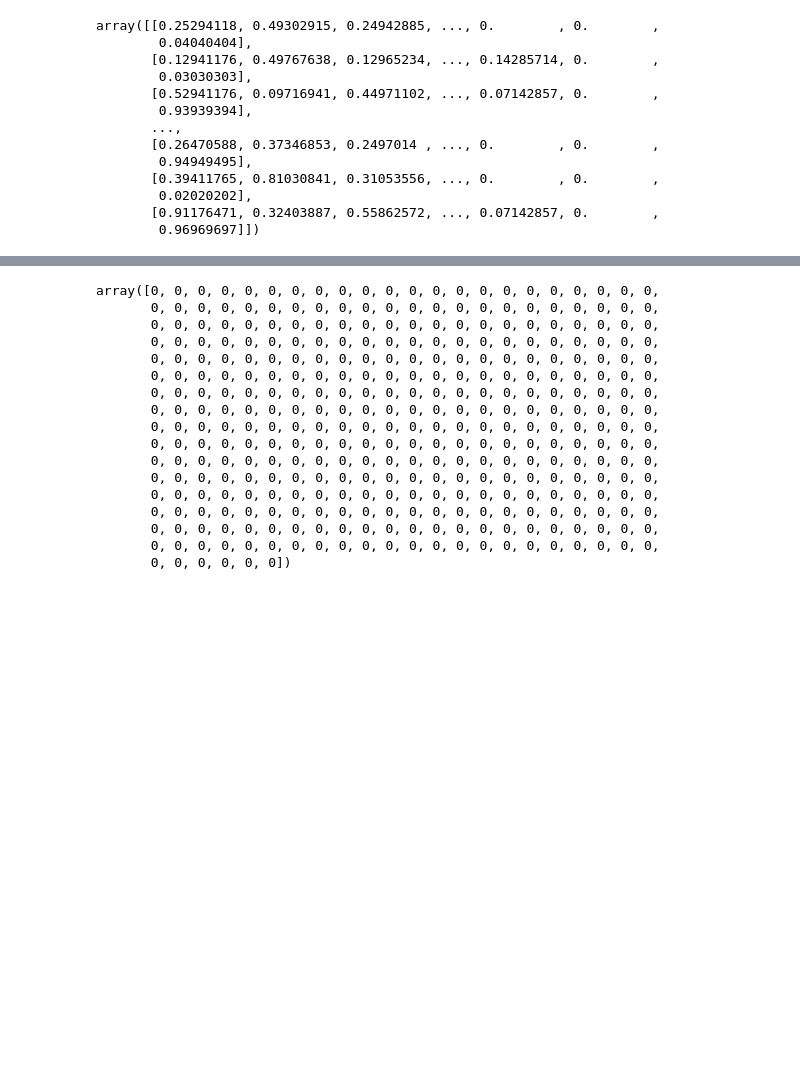
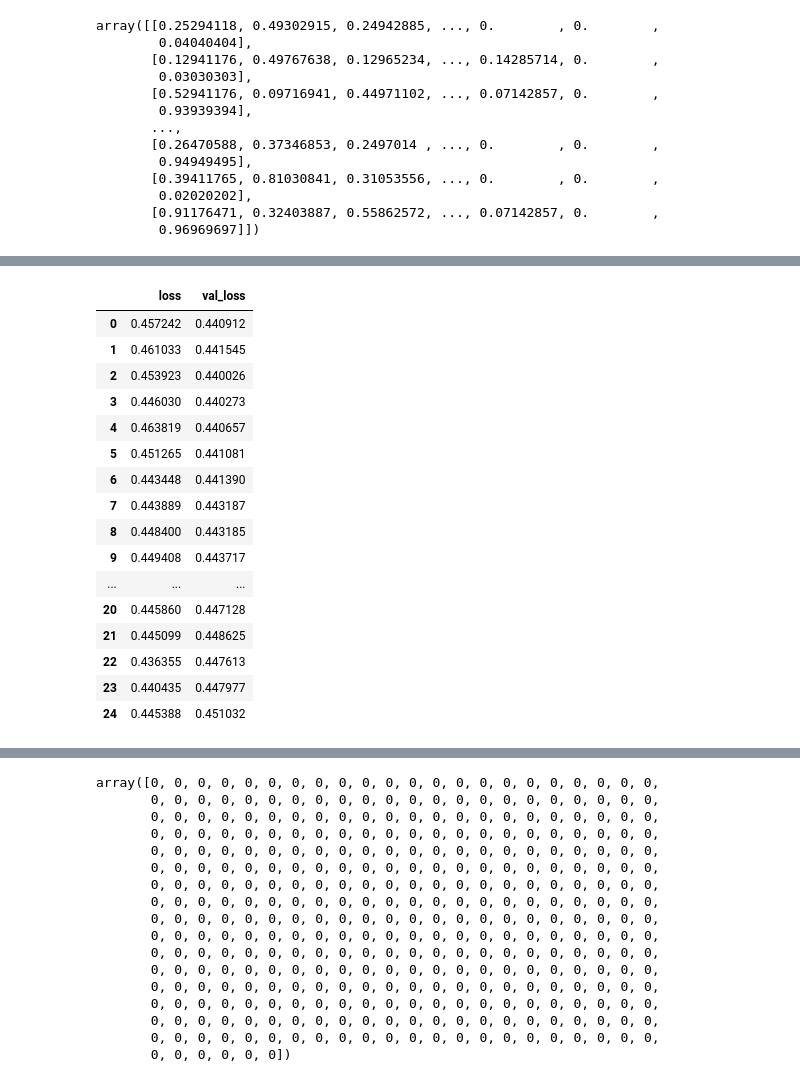
Before and after one commit to shivanipriya89/practicetensor, a Jupyter notebook: thekeras.ipynb, the cells around one changed output, grey strips where cells are left out. Saved outputs shown, nothing was run; the diff lists cells and outputs as text; code cells hidden in the pictures; blank space fills up the shorter version.

```diff
--- a/thekeras.ipynb
+++ b/thekeras.ipynb
@@ -3921,3 +3924,25 @@ model_history.plot() # Validation loss versus the training loss
+# %%
+losses=pd.DataFrame(model.history.history)
+# %%
+losses
+# %% [output]
+|  | loss | val_loss |
+| 0 | 0.457242 | 0.440912 |
+| 1 | 0.461033 | 0.441545 |
+| 2 | 0.453923 | 0.440026 |
+| 3 | 0.446030 | 0.440273 |
+| 4 | 0.463819 | 0.440657 |
+| 5 | 0.451265 | 0.441081 |
+| 6 | 0.443448 | 0.441390 |
+| 7 | 0.443889 | 0.443187 |
+| 8 | 0.448400 | 0.443185 |
+| 9 | 0.449408 | 0.443717 |
+| ... | ... | ... |
+| 20 | 0.445860 | 0.447128 |
+| 21 | 0.445099 | 0.448625 |
+| 22 | 0.436355 | 0.447613 |
+| 23 | 0.440435 | 0.447977 |
+| 24 | 0.445388 | 0.451032 |
 # %%
 #57-Create predictions from the X_test set
 #and display a classification report and confusion matrix for the X_test set.**
```
Also changed, not shown: parts of 36 cells of this notebook.
